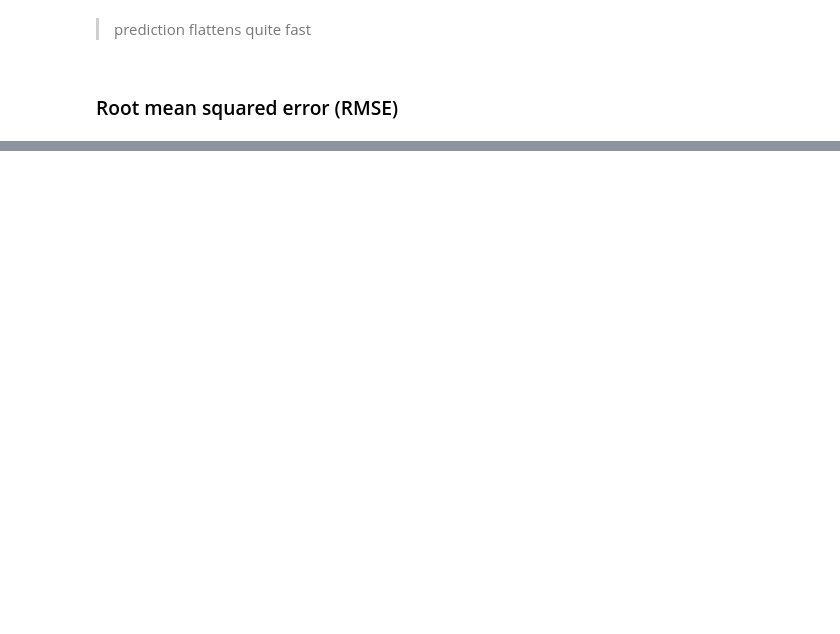
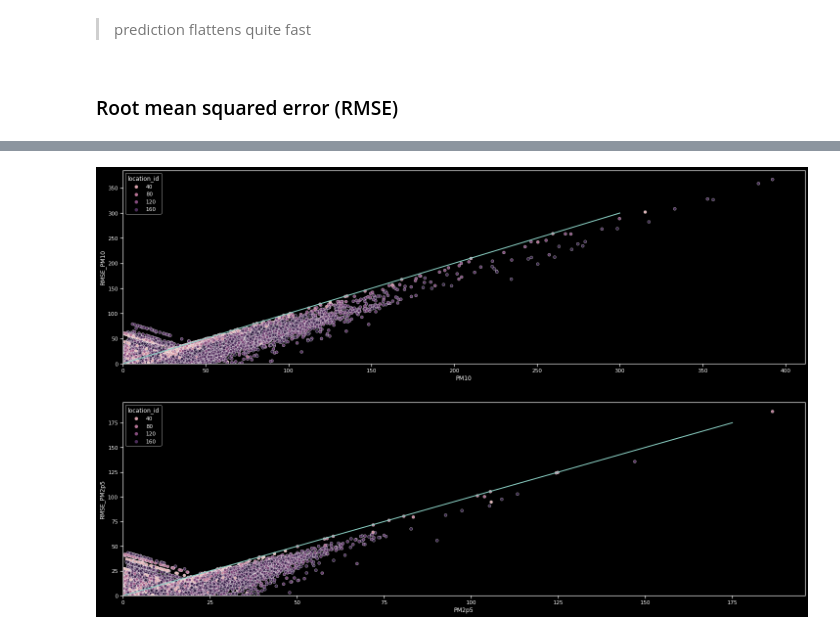
Before and after one commit to j-herbig/air-pollution, a Jupyter notebook: notebooks/baseline.ipynb, the cells around one changed output, grey strips where cells are left out. Saved outputs shown, nothing was run; the diff lists cells and outputs as text; code cells hidden in the pictures; blank space fills up the shorter version.

```diff
--- a/notebooks/baseline.ipynb
+++ b/notebooks/baseline.ipynb
@@ -504,0 +574,5 @@ RMSE of PM10 for all days: 16.79 µg/m3
+# %%
+# calculate RMSE per measurement
+df_base_test['RMSE_PM10'] = np.sqrt((df_base_test['PM10'] - df_base_test['PM10_pred'])**2)
+df_base_test['RMSE_PM2p5'] = np.sqrt((df_base_test['PM2p5'] - df_base_test['PM2p5_pred'])**2)
+df_base_test.query("location_id==4").loc[4050::24].head(10)
@@ -504,0 +591,19 @@ RMSE of PM10 for all days: 16.79 µg/m3
+# %%
+# plot PM_pred vs PM
+plt.figure(figsize=(25, 16))
+
+plt.subplot(2,1,1)
+sns.scatterplot(data=df_base_test, x='PM10', y="RMSE_PM10", hue='location_id')
+plt.plot([0, 350], [0, 350], linewidth=2)
+plt.ylim(0)
+plt.xlim(0)
+plt.ylabel('RMSE_PM10')
+
+plt.subplot(2,1,2)
+sns.scatterplot(data=df_base_test, x='PM2p5', y="RMSE_PM2p5", hue='location_id')
+plt.plot([0, 175], [0, 175], linewidth=2)
+plt.ylim(0)
+plt.xlim(0)
+plt.ylabel('RMSE_PM2p5');
+# %% [output]
+[figure, added]
```
Also changed, not shown: parts of 13 cells of this notebook.
